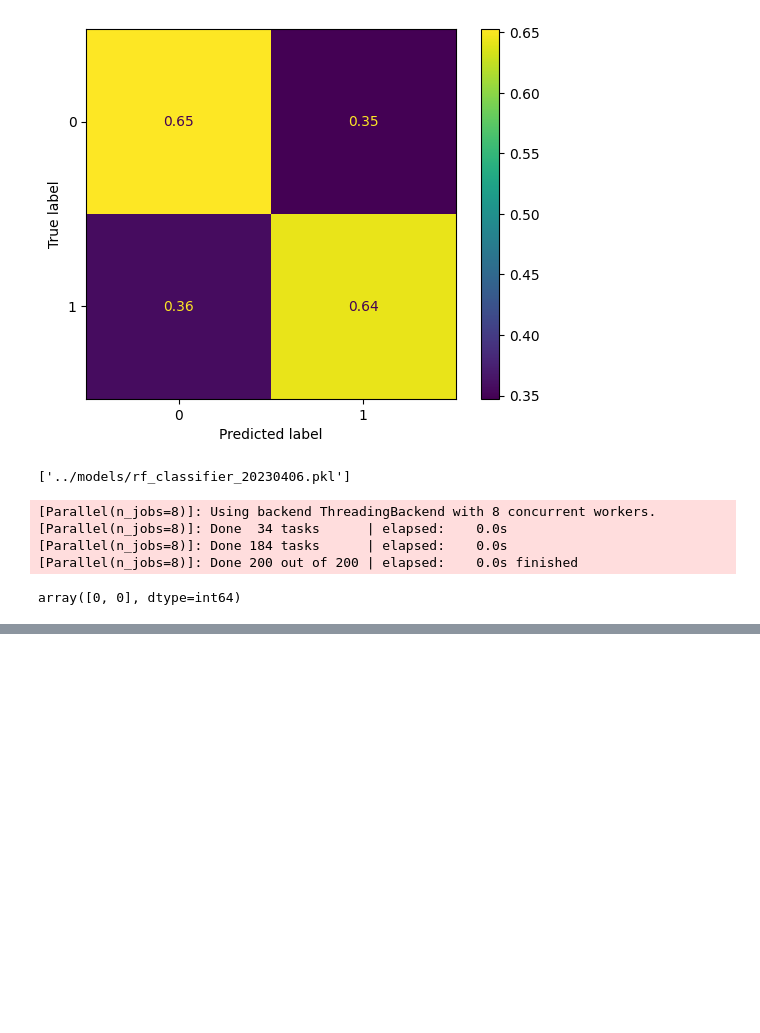
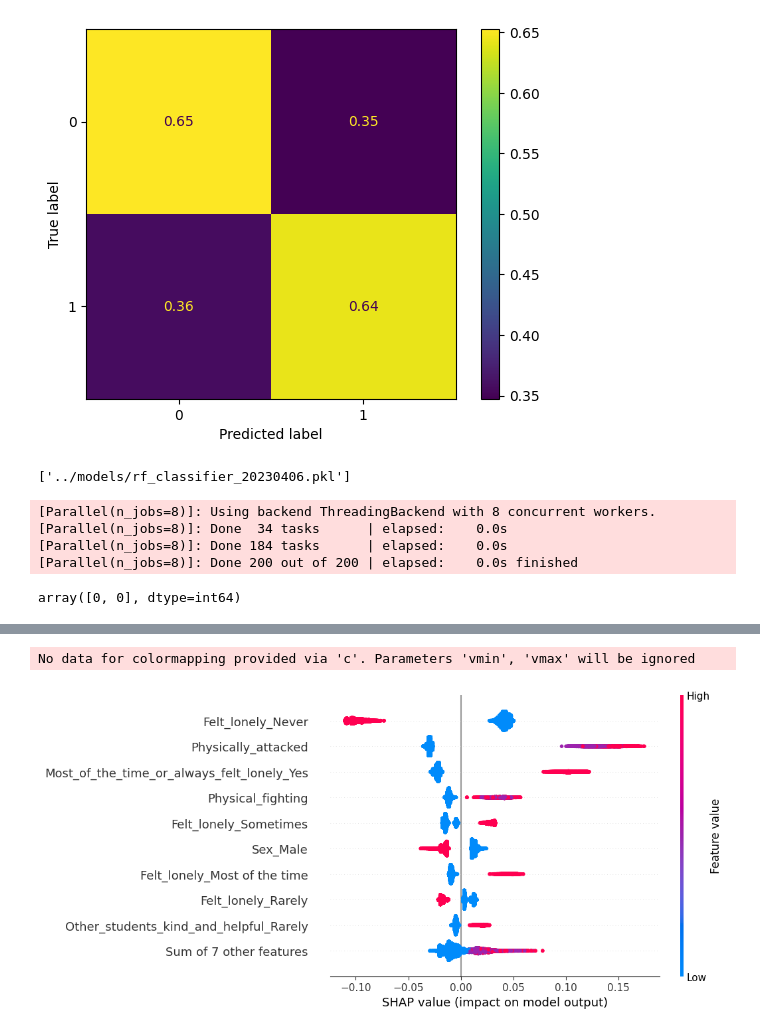
Before and after one commit to Py4Econmn/bullying-prediction, a Jupyter notebook: notebooks/001_modeling.ipynb, the cells around one changed output, grey strips where cells are left out. Saved outputs shown, nothing was run; the diff lists cells and outputs as text; code cells hidden in the pictures; blank space fills up the shorter version.

Commit message:
Analysis of model explanation with SHAP finished

```diff
--- a/notebooks/001_modeling.ipynb
+++ b/notebooks/001_modeling.ipynb
@@ -648,0 +651,5 @@ array([0, 0], dtype=int64)
+# %%
+# Due to the fact that SHAPE doesn't support pipelines, let's use the dataset and model we trained from Boruta selection
+
+X_shap = pd.concat([X_train_boruta[list(accept)], X_test_boruta[list(accept)]], axis=0)
+X_shap.head()
@@ -648,0 +663,10 @@ array([0, 0], dtype=int64)
+# %%
+explainer = shap.TreeExplainer(model_rf_boruta)
+shap_values = explainer(X_shap)
+# %%
+# Explaining the class 1 (suffered from bullying)
+
+shap.plots.beeswarm(shap_values[:,:,1])
+# %% [output]
+No data for colormapping provided via 'c'. Parameters 'vmin', 'vmax' will be ignored
+[figure, added]
```
Also changed, not shown: parts of 3 cells of this notebook.
